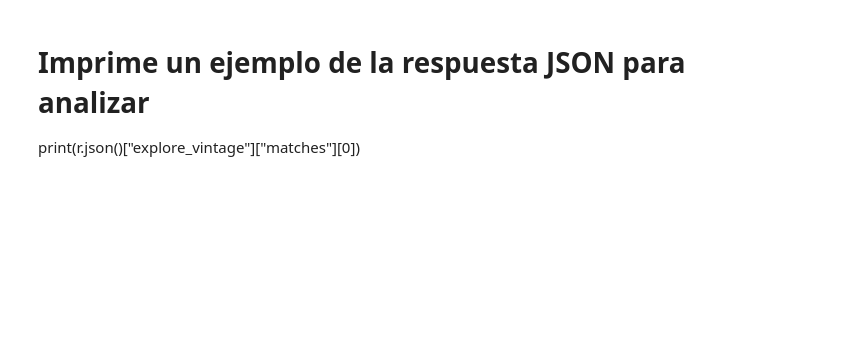
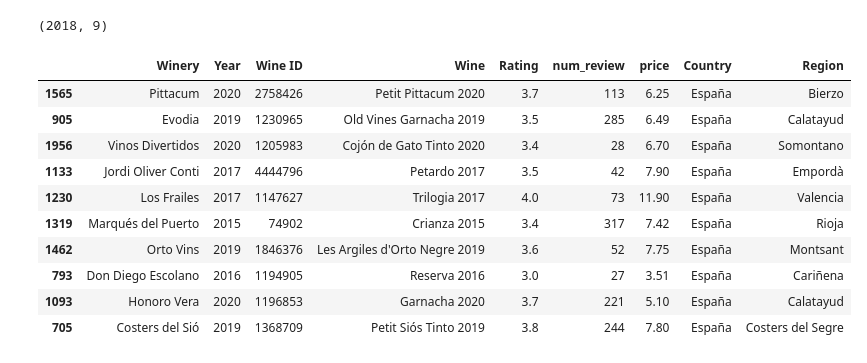
Before and after one commit to Yolanda-Ser/project-da-promo-k-modulo-4-team-1-, a Jupyter notebook: datos_vinos.ipynb, the cells around one changed output. Saved outputs shown, nothing was run; the diff lists cells and outputs as text; code cells hidden in the pictures; blank space fills up the shorter version.

```diff
--- a/datos_vinos.ipynb
+++ b/datos_vinos.ipynb
@@ -199,3 +324,20 @@ print(r.json()["explore_vintage"]["matches"][0])
-# %% [markdown]
-# Imprime un ejemplo de la respuesta JSON para analizar
-print(r.json()["explore_vintage"]["matches"][0])
+# %%
+df1 = pd.read_excel('Vivino Analysis.xlsx')
+# %%
+df1.shape
+# %% [output]
+(2018, 9)
+# %%
+df1.sample(10)
+# %% [output]
+|  | Winery | Year | Wine ID | Wine | Rating | num_review | price | Country | Region |
+| 1565 | Pittacum | 2020 | 2758426 | Petit Pittacum 2020 | 3.7 | 113 | 6.25 | España | Bierzo |
+| 905 | Evodia | 2019 | 1230965 | Old Vines Garnacha 2019 | 3.5 | 285 | 6.49 | España | Calatayud |
+| 1956 | Vinos Divertidos | 2020 | 1205983 | Cojón de Gato Tinto 2020 | 3.4 | 28 | 6.70 | España | Somontano |
+| 1133 | Jordi Oliver Conti | 2017 | 4444796 | Petardo 2017 | 3.5 | 42 | 7.90 | España | Empordà |
+| 1230 | Los Frailes | 2017 | 1147627 | Trilogia 2017 | 4.0 | 73 | 11.90 | España | Valencia |
+| 1319 | Marqués del Puerto | 2015 | 74902 | Crianza 2015 | 3.4 | 317 | 7.42 | España | Rioja |
+| 1462 | Orto Vins | 2019 | 1846376 | Les Argiles d'Orto Negre 2019 | 3.6 | 52 | 7.75 | España | Montsant |
+| 793 | Don Diego Escolano | 2016 | 1194905 | Reserva 2016 | 3.0 | 27 | 3.51 | España | Cariñena |
+| 1093 | Honoro Vera | 2020 | 1196853 | Garnacha 2020 | 3.7 | 221 | 5.10 | España | Calatayud |
+| 705 | Costers del Sió | 2019 | 1368709 | Petit Siós Tinto 2019 | 3.8 | 244 | 7.80 | España | Costers del Segre |
```
Also changed, not shown: parts of 15 cells of this notebook, 7 other files.
